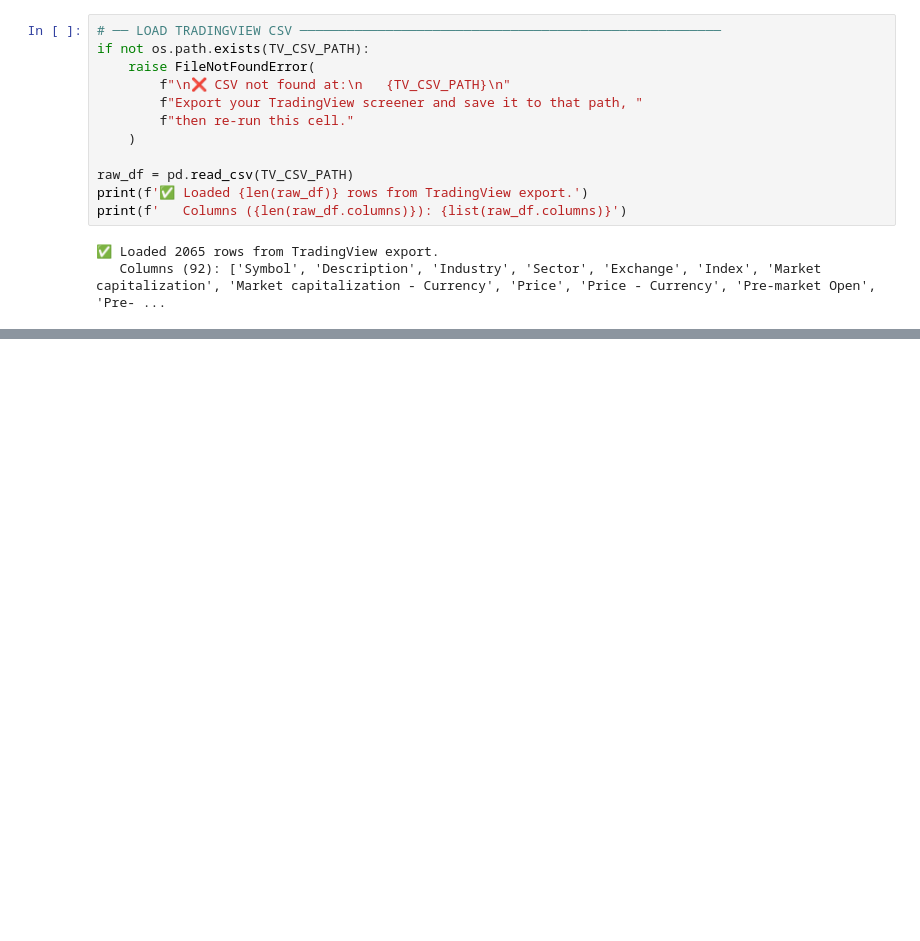
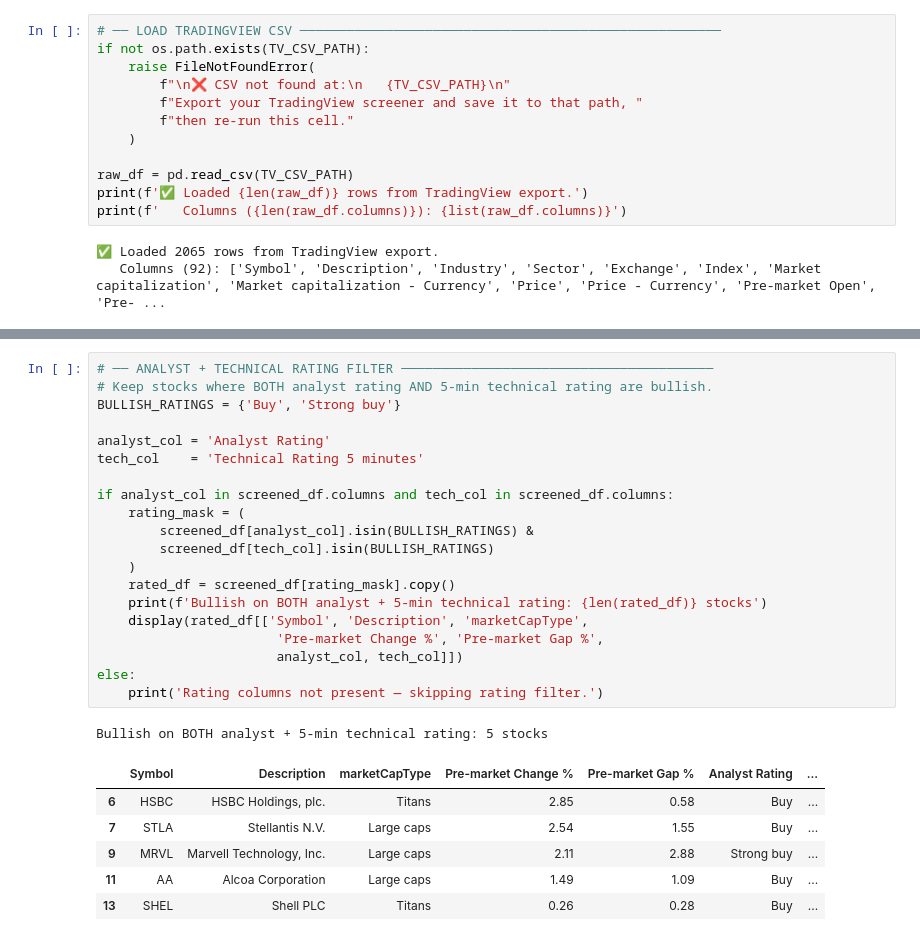
Before and after one commit to sudz4/pmgus, a Jupyter notebook: main.ipynb, the cells around one changed output, grey strips where cells are left out. Saved outputs shown, nothing was run; the diff lists cells and outputs as text; blank space fills up the shorter version.

```diff
--- a/main.ipynb
+++ b/main.ipynb
@@ -53,0 +411,28 @@ print(f'   Columns ({len(raw_df.columns)}): {list(raw_df.columns)}')
+# %%
+# ── ANALYST + TECHNICAL RATING FILTER ────────────────────────────────────────
+# Keep stocks where BOTH analyst rating AND 5-min technical rating are bullish.
+BULLISH_RATINGS = {'Buy', 'Strong buy'}
+
+analyst_col = 'Analyst Rating'
+tech_col    = 'Technical Rating 5 minutes'
+
+if analyst_col in screened_df.columns and tech_col in screened_df.columns:
+    rating_mask = (
+        screened_df[analyst_col].isin(BULLISH_RATINGS) &
+        screened_df[tech_col].isin(BULLISH_RATINGS)
+    )
+    rated_df = screened_df[rating_mask].copy()
+    print(f'Bullish on BOTH analyst + 5-min technical rating: {len(rated_df)} stocks')
+    display(rated_df[['Symbol', 'Description', 'marketCapType',
+                       'Pre-market Change %', 'Pre-market Gap %',
+                       analyst_col, tech_col]])
+else:
+    print('Rating columns not present — skipping rating filter.')
+# %% [output]
+Bullish on BOTH analyst + 5-min technical rating: 5 stocks
+|  | Symbol | Description | marketCapType | Pre-market Change % | Pre-market Gap % | Analyst Rating | ... |
+| 6 | HSBC | HSBC Holdings, plc. | Titans | 2.85 | 0.58 | Buy | ... |
+| 7 | STLA | Stellantis N.V. | Large caps | 2.54 | 1.55 | Buy | ... |
+| 9 | MRVL | Marvell Technology, Inc. | Large caps | 2.11 | 2.88 | Strong buy | ... |
+| 11 | AA | Alcoa Corporation | Large caps | 1.49 | 1.09 | Buy | ... |
+| 13 | SHEL | Shell PLC | Titans | 0.26 | 0.28 | Buy | ... |
```
Also changed, not shown: parts of 10 cells of this notebook.
